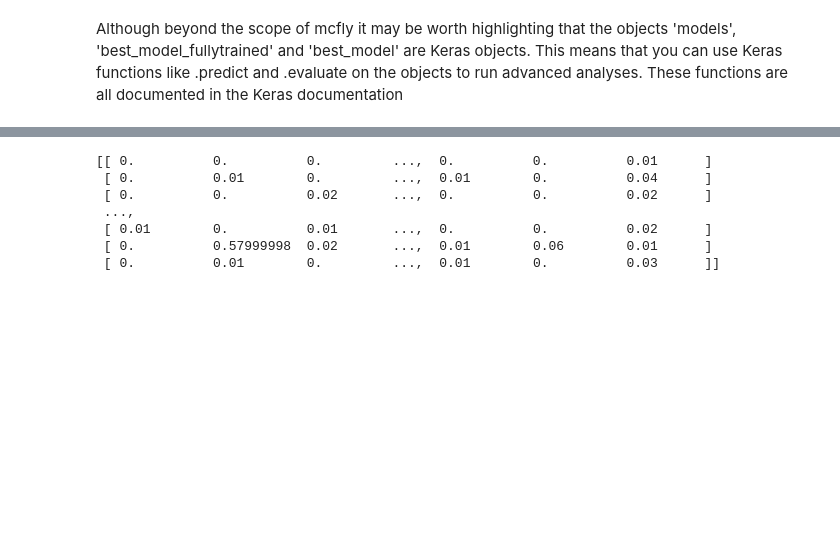
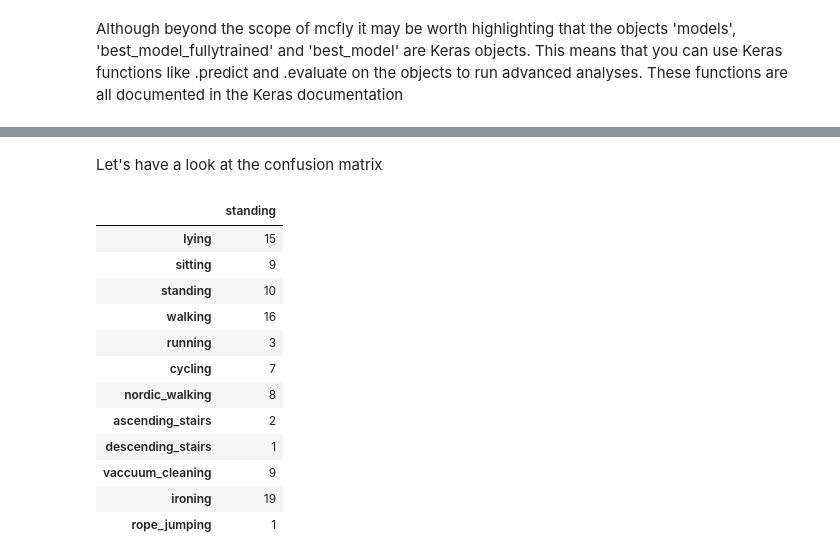
Before and after one commit to NLeSC/mcfly-tutorial, a Jupyter notebook: notebooks/tutorial/tutorial.ipynb, the cells around one changed output, grey strips where cells are left out. Cells and saved outputs as stored; diff of their text form; code cells hidden in the pictures; blank space fills up the shorter version.

Commit message:
Added confusion matrix

```diff
--- a/notebooks/tutorial/tutorial.ipynb
+++ b/notebooks/tutorial/tutorial.ipynb
@@ -266,13 +254,28 @@ probs = best_model.predict_proba(X_val[:datasize,:,:],batch_size=1)
-# %%
-print(np.round(probs,decimals=2))
-# %% [output]
-[[ 0.          0.          0.         ...,  0.          0.          0.01      ]
- [ 0.          0.01        0.         ...,  0.01        0.          0.04      ]
- [ 0.          0.          0.02       ...,  0.          0.          0.02      ]
- ...,
- [ 0.01        0.          0.01       ...,  0.          0.          0.02      ]
- [ 0.          0.57999998  0.02       ...,  0.01        0.06        0.01      ]
- [ 0.          0.01        0.         ...,  0.01        0.          0.03      ]]
+# %%
+predicted = probs.argmax(axis=1)
+y_index = y_val_binary.argmax(axis=1)
+# %% [markdown]
+Let's have a look at the confusion matrix
+# %%
+#columns are predicted, rows are truth
+confusion_matrix = pd.crosstab(pd.Series(y_index), pd.Series(predicted))
+confusion_matrix.index = [labels[i] for i in confusion_matrix.index]
+confusion_matrix.columns = [labels[i] for i in confusion_matrix.columns]
+confusion_matrix
+# %% [output]
+|  | standing |
+| lying | 15 |
+| sitting | 9 |
+| standing | 10 |
+| walking | 16 |
+| running | 3 |
+| cycling | 7 |
+| nordic_walking | 8 |
+| ascending_stairs | 2 |
+| descending_stairs | 1 |
+| vaccuum_cleaning | 9 |
+| ironing | 19 |
+| rope_jumping | 1 |
 # %%
 ## Test on Testset
 score_test = best_model.evaluate(X_test, y_test_binary, verbose=True)
```
Also changed, not shown: parts of 10 cells of this notebook.
